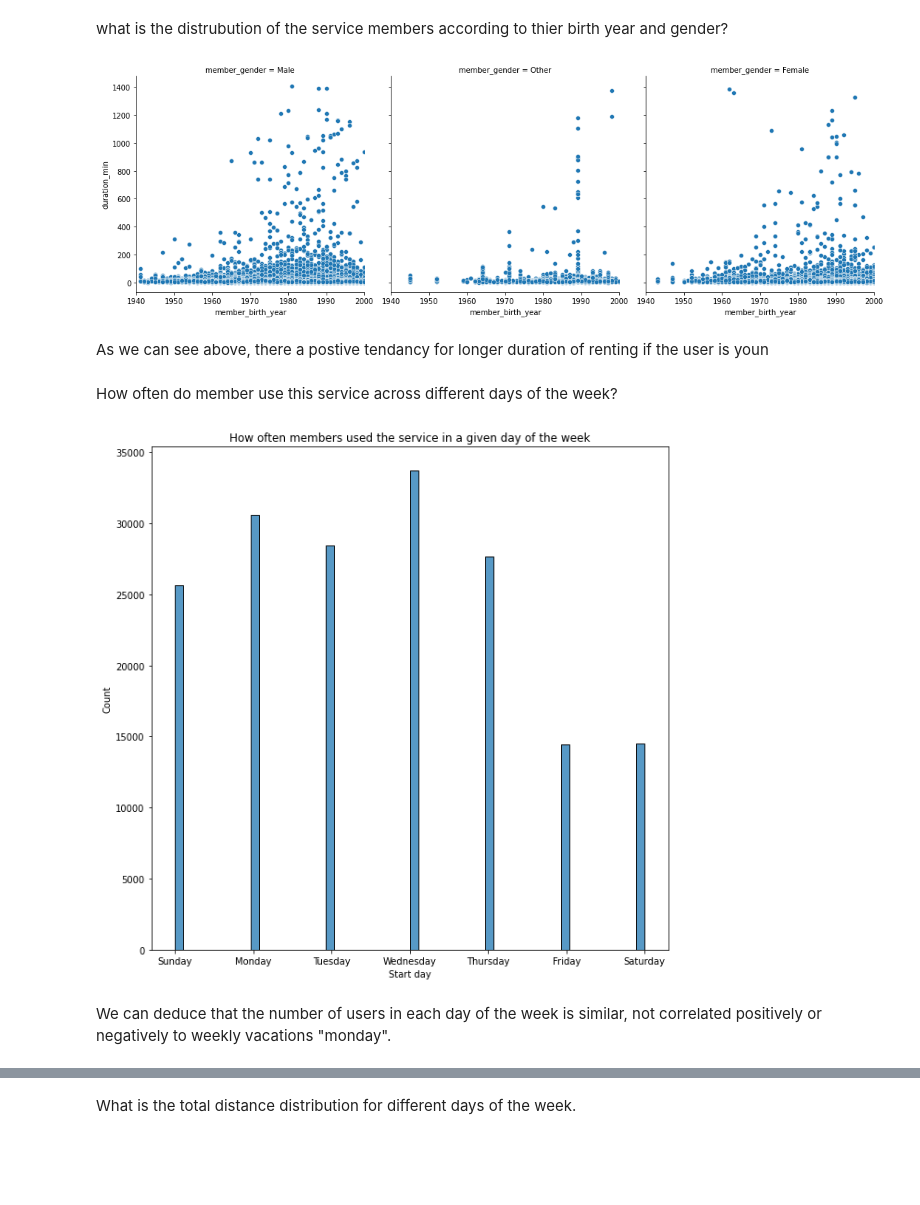
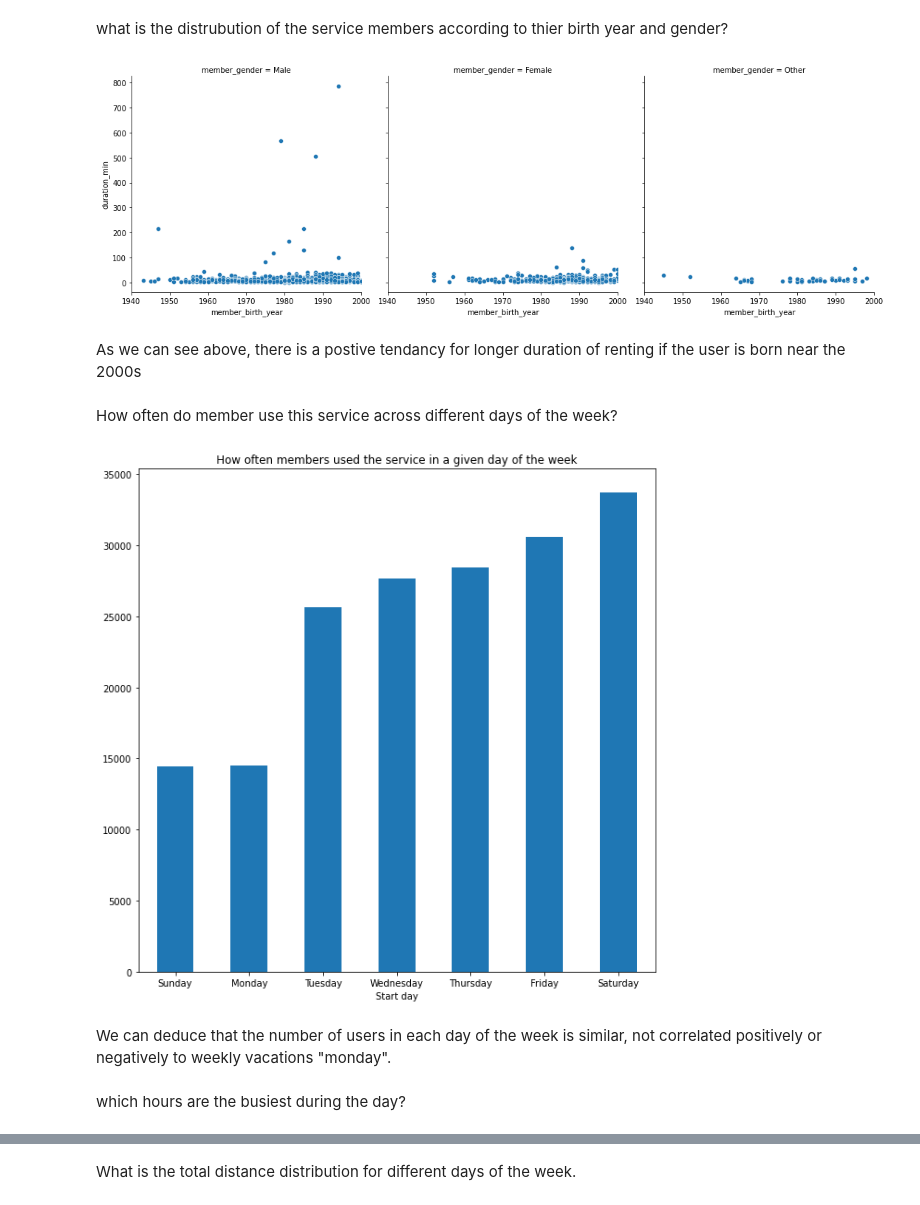
Before and after one commit to OmarAlaaeldein/Communicate-Data-Findings, a Jupyter notebook: exploration_template.ipynb, the cells around one changed output, grey strips where cells are left out. Saved outputs shown, nothing was run; the diff lists cells and outputs as text; code cells hidden in the pictures; blank space fills up the shorter version.

```diff
--- a/exploration_template.ipynb
+++ b/exploration_template.ipynb
@@ -124,24 +141,27 @@ males tend rent bikes longer when they are subscribers, females and others go ag
 # %% [markdown]
 what is the distrubution of the service members according to thier birth year and gender?
 # %%
-g = sb.FacetGrid(data = df, col = 'member_gender', height=5);
+df_place_holder=df.sample(frac=0.01)
+g = sb.FacetGrid(data = df_place_holder, col = 'member_gender', height=5,subplot_kws={'alpha': 0.1});
 plt.xlim((1940,2000))
 g.map(sb.scatterplot, 'member_birth_year', 'duration_min');
 # %% [output]
-[figure, old version]
+[figure, new version]
 # %% [markdown]
-As we can see above, there a postive tendancy for longer duration of renting if the user is youn
+As we can see above, there is a postive tendancy for longer duration of renting if the user is born near the 2000s
 # %% [markdown]
 How often do member use this service across different days of the week?
 # %%
 plt.figure(figsize=(10,10))
-sb.histplot(data=df,x='start_day')
+df['start_day'].value_counts(ascending=True).plot(kind='bar')
 plt.xlabel('Start day')
 plt.title('How often members used the service in a given day of the week');
-plt.xticks(np.arange(0,7,1),['Sunday','Monday','Tuesday','Wednesday','Thursday','Friday','Saturday']);
+plt.xticks(np.arange(0,7,1),['Sunday','Monday','Tuesday','Wednesday','Thursday','Friday','Saturday'],rotation=0);
 # %% [output]
-[figure, old version]
+[figure, new version]
 # %% [markdown]
 We can deduce that the number of users in each day of the week is similar, not correlated positively or negatively to weekly vacations "monday".
+# %% [markdown]
+which hours are the busiest during the day?
 # %%
 plt.figure(figsize=(10,10))
```
Also changed, not shown: parts of 8 cells of this notebook, 3 other files.
